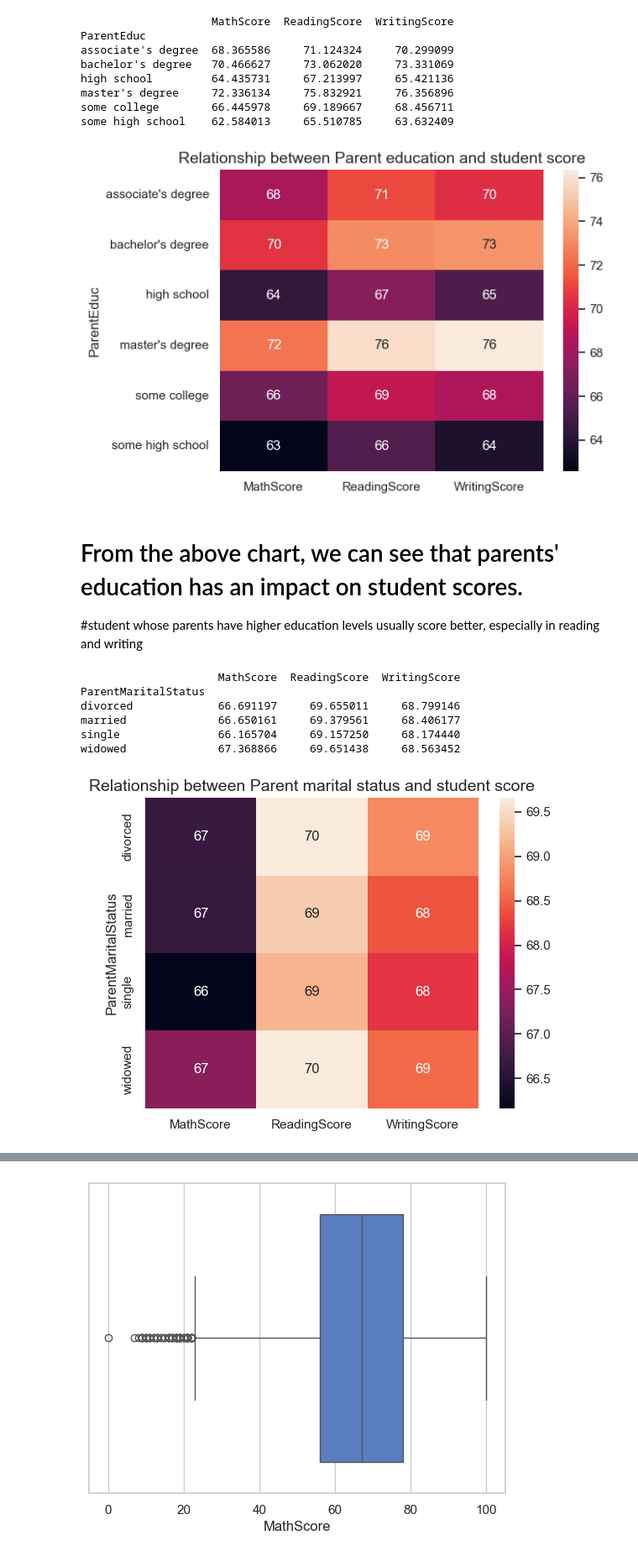
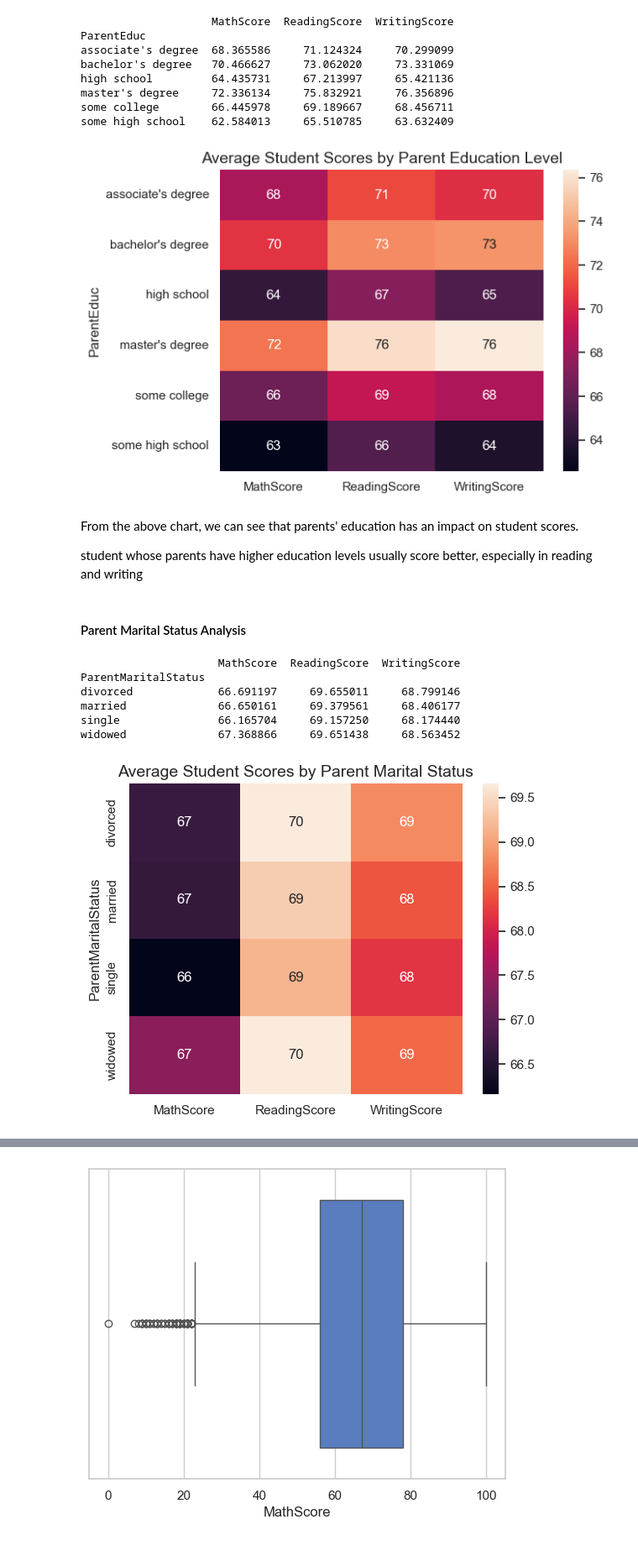
Before and after one commit to mouli-gupta/student-performance-analysis, a Jupyter notebook: student analysis.ipynb, the cells around one changed output, grey strips where cells are left out. Shown at 84% size. Cells and saved outputs as stored; diff of their text form; code cells hidden in the pictures.

Commit message:
Add files via upload
Improved EDA, statistical analysis, and machine learning workflow

```diff
--- a/student analysis.ipynb
+++ b/student analysis.ipynb
@@ -141,14 +190,16 @@ some college        66.445978     69.189667     68.456711
 some high school    62.584013     65.510785     63.632409
 # %%
 sns.heatmap(gp0,annot=True)
-plt.title("Relationship between Parent education and student score")
+plt.title("Average Student Scores by Parent Education Level")
 plt.show()
 # %% [output]
-[figure, old version]
+[figure, new version]
 # %% [markdown]
-# From the above chart, we can see that parents' education has an impact on student scores.
+From the above chart, we can see that parents' education has an impact on student scores.
 
-#student whose parents have higher education levels usually score better, especially in reading and writing
+student whose parents have higher education levels usually score better, especially in reading and writing
+# %% [markdown]
+#### Parent Marital Status Analysis
 # %%
 gp1=df.groupby("ParentMaritalStatus").agg({"MathScore":'mean',"ReadingScore":'mean',"WritingScore":'mean'})
 print(gp1)
@@ -161,8 +212,8 @@ single               66.165704     69.157250     68.174440
 widowed              67.368866     69.651438     68.563452
 # %%
 sns.heatmap(gp1,annot=True)
-plt.title("Relationship between Parent marital status and student score")
+plt.title("Average Student Scores by Parent Marital Status")
 plt.show()
 # %% [output]
-[figure, old version]
+[figure, new version]
 # %% [markdown]
```
Also changed, not shown: parts of 101 cells of this notebook.
